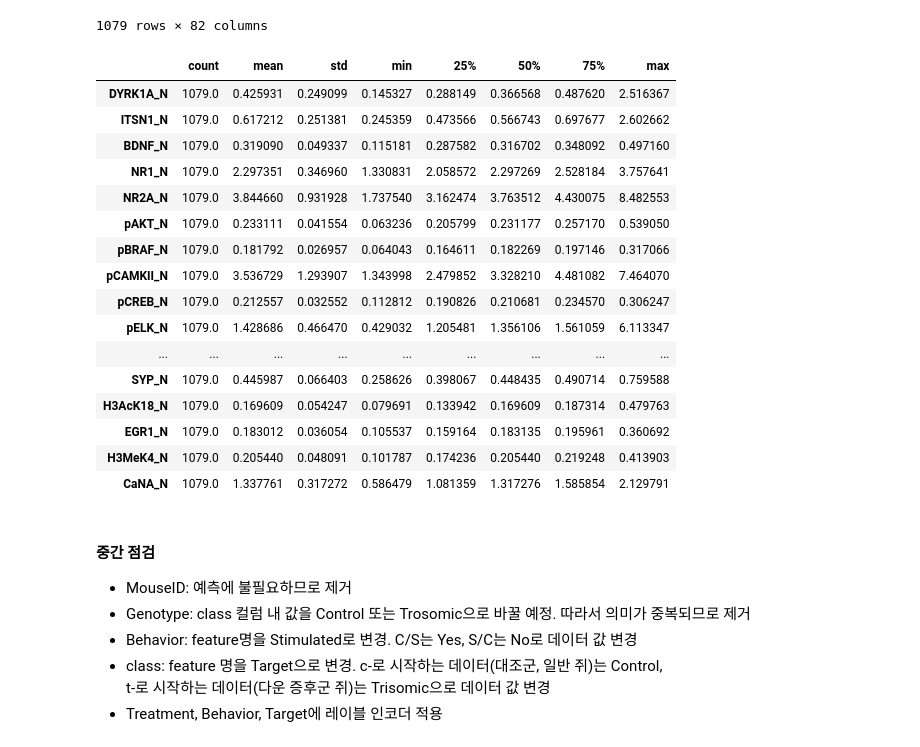
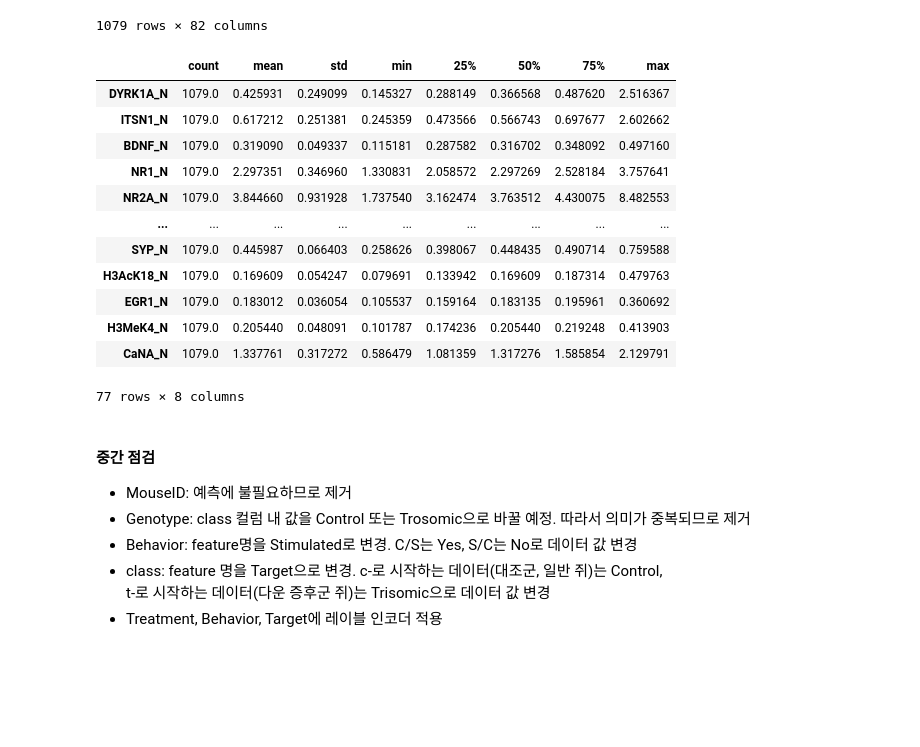
Before and after one commit to NoviceKim/machine-learning, a Jupyter notebook: b_classifier/downs_syndrome_classification.ipynb, the cells around one changed output. Drawn from its saved outputs; the diff is of its cells as text; code cells hidden in the pictures; blank space fills up the shorter version.

```diff
--- a/b_classifier/downs_syndrome_classification.ipynb
+++ b/b_classifier/downs_syndrome_classification.ipynb
@@ -51,9 +72,6 @@ memory usage: 692.0+ KB
 #### 결측치 조정
 - 모든 컬럼의 데이터 수를 1080개로 조정
 # %%
-# 행 생략 없이 표시
-pd.set_option('display.max_rows', None)
-
 # 결측치 개수 확인
 md_df.isna().sum()
 # %% [output]
@@ -100,9 +109,6 @@ md_df.describe().T
 - 결측치가 발생한 feature들의 평균(mean)과 중간값(50%, median)이 대체로 비슷함
 - 따라서 결측치는 평균값으로 채움
 # %%
-# 출력 속도를 향상시키기 위해 최대 출력 행 개수를 10으로 원복
-pd.set_option('display.max_rows', 10)
-
 # 결측치 채우기 전 데이터 세트 복사
 pre_md_df = md_df.copy()
 
@@ -166,8 +172,6 @@ pre_md_df.isna().any().value_counts()
 False    82
 Name: count, dtype: int64
 # %%
-pd.set_option('display.max_rows', None)
-
 # 각 feature별 수치 데이터 출력
 pre_md_df.describe().T
 # %% [output]
@@ -197,8 +197,6 @@ pre_md_df.describe().T
 # %% [markdown]
 #### 이상치 제거
 # %%
-pd.set_option('display.max_rows', 10)
-
 # RRP1_N 값이 0 이하인 데이터 전부 제거
 pre_md_df = pre_md_df[pre_md_df['RRP1_N'] > 0]
 
@@ -221,28 +219,22 @@ pre_md_df
 | 1078 | J3295_15 | 0.302626 | 0.461059 | 0.256564 | 2.092790 | 2.594348 | 0.251001 | 0.191811 | 2.361816 | 0.223632 | ... | ... |
 1079 rows × 82 columns
 # %%
-pd.set_option('display.max_rows', None)
-
 # 수치 데이터 출력
 pre_md_df.describe().T
 # %% [output]
 |  | count | mean | std | min | 25% | 50% | 75% | max |
 | DYRK1A_N | 1079.0 | 0.425931 | 0.249099 | 0.145327 | 0.288149 | 0.366568 | 0.487620 | 2.516367 |
 | ITSN1_N | 1079.0 | 0.617212 | 0.251381 | 0.245359 | 0.473566 | 0.566743 | 0.697677 | 2.602662 |
 | BDNF_N | 1079.0 | 0.319090 | 0.049337 | 0.115181 | 0.287582 | 0.316702 | 0.348092 | 0.497160 |
 | NR1_N | 1079.0 | 2.297351 | 0.346960 | 1.330831 | 2.058572 | 2.297269 | 2.528184 | 3.757641 |
 | NR2A_N | 1079.0 | 3.844660 | 0.931928 | 1.737540 | 3.162474 | 3.763512 | 4.430075 | 8.482553 |
-| pAKT_N | 1079.0 | 0.233111 | 0.041554 | 0.063236 | 0.205799 | 0.231177 | 0.257170 | 0.539050 |
-| pBRAF_N | 1079.0 | 0.181792 | 0.026957 | 0.064043 | 0.164611 | 0.182269 | 0.197146 | 0.317066 |
-| pCAMKII_N | 1079.0 | 3.536729 | 1.293907 | 1.343998 | 2.479852 | 3.328210 | 4.481082 | 7.464070 |
-| pCREB_N | 1079.0 | 0.212557 | 0.032552 | 0.112812 | 0.190826 | 0.210681 | 0.234570 | 0.306247 |
-| pELK_N | 1079.0 | 1.428686 | 0.466470 | 0.429032 | 1.205481 | 1.356106 | 1.561059 | 6.113347 |
 | ... | ... | ... | ... | ... | ... | ... | ... | ... |
 | SYP_N | 1079.0 | 0.445987 | 0.066403 | 0.258626 | 0.398067 | 0.448435 | 0.490714 | 0.759588 |
 | H3AcK18_N | 1079.0 | 0.169609 | 0.054247 | 0.079691 | 0.133942 | 0.169609 | 0.187314 | 0.479763 |
 | EGR1_N | 1079.0 | 0.183012 | 0.036054 | 0.105537 | 0.159164 | 0.183135 | 0.195961 | 0.360692 |
 | H3MeK4_N | 1079.0 | 0.205440 | 0.048091 | 0.101787 | 0.174236 | 0.205440 | 0.219248 | 0.413903 |
 | CaNA_N | 1079.0 | 1.337761 | 0.317272 | 0.586479 | 1.081359 | 1.317276 | 1.585854 | 2.129791 |
+77 rows × 8 columns
 # %% [markdown]
 #### 중간 점검
 - MouseID: 예측에 불필요하므로 제거
```
Also changed, not shown: parts of 113 cells of this notebook, 31 other files.
